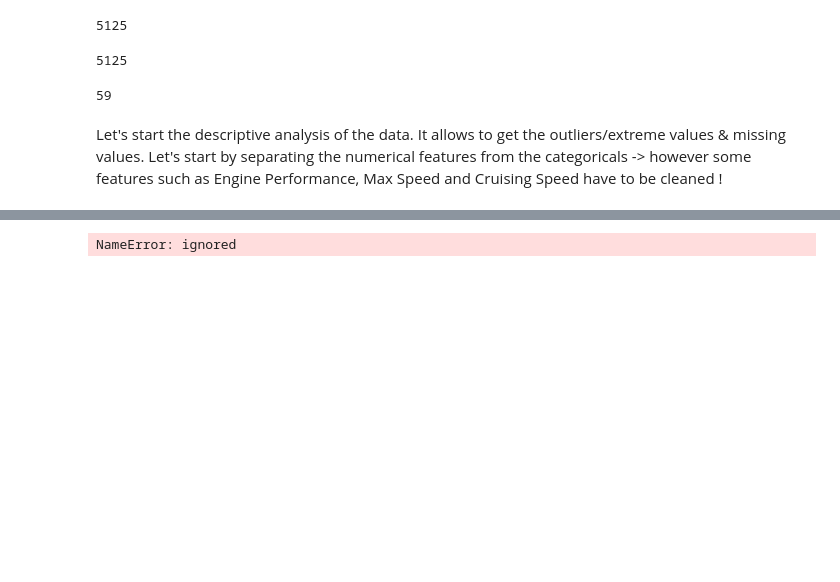
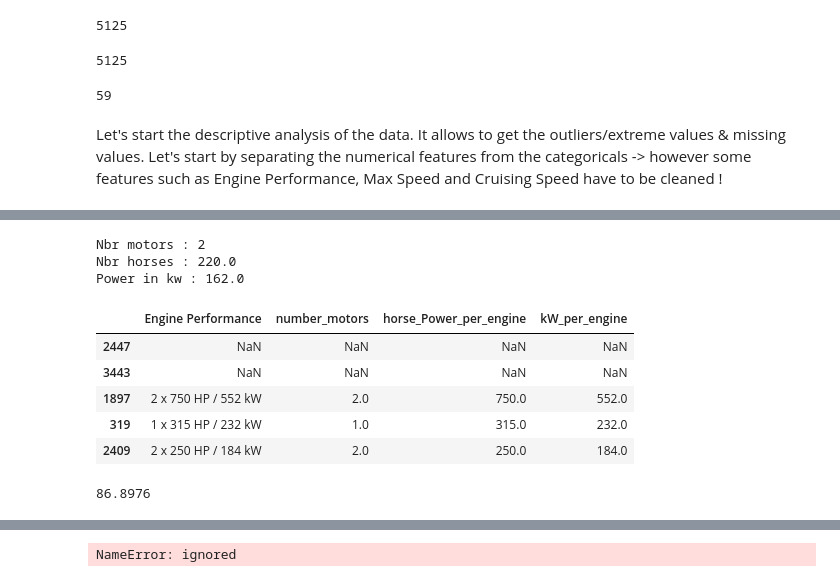
Before and after one commit to SueHolder/OVFAcademy, a Jupyter notebook: Untitled0.ipynb, the cells around one changed output, grey strips where cells are left out. Drawn from its saved outputs; the diff is of its cells as text; code cells hidden in the pictures; blank space fills up the shorter version.

```diff
--- a/Untitled0.ipynb
+++ b/Untitled0.ipynb
@@ -813,0 +836,49 @@ Let's start the descriptive analysis of the data. It allows to get the outliers/
+# %%
+# Start with Engine Performance: there are nbr_motors horse_power and power_in_kW
+# Let's extract this information
+def find_between(s, start, end):
+
+    # Extract chain of character between 2 chains of characters (start and end)
+    middle_char = (s.split(start))[1].split(end)[0]
+
+    # Delete unecessaries spaces
+    middle_char = middle_char.strip()
+
+    # Convert in integer
+    middle_char = float(middle_char)
+
+    return middle_char
+
+def find_nb_motors(s) :
+
+    # Extract the number of motors from the chain of characters
+    return int(s[0])
+# %%
+# Let's test it with a simple example !
+s = "2 x 220 HP / 162 kW"
+
+print(f"Nbr motors : {find_nb_motors(s)}")
+print(f"Nbr horses : {find_between(s, 'x', 'HP')}")
+print(f"Power in kw : {find_between(s, '/', 'kW')}")
+# %% [output]
+Nbr motors : 2
+Nbr horses : 220.0
+Power in kw : 162.0
+# %%
+# Extract number of motors
+train["number_motors"] = train['Engine Performance'].apply(lambda x : find_nb_motors(x) if str(x) != 'nan' else x)
+
+# Extract number of horses per motor
+train["horse_Power_per_engine"] = train['Engine Performance'].apply(lambda x : find_between(x, 'x', 'HP') if str(x) != 'nan' else x)
+
+# Extract power in kW per motor
+train["kW_per_engine"] = train['Engine Performance'].apply(lambda x : find_between(x, '/', 'kW') if str(x) != 'nan' else x)
+
+train[['Engine Performance', "number_motors", "horse_Power_per_engine", "kW_per_engine"]].head()
+# %% [output]
+|  | Engine Performance | number_motors | horse_Power_per_engine | kW_per_engine |
+| 2447 | NaN | NaN | NaN | NaN |
+| 3443 | NaN | NaN | NaN | NaN |
+| 1897 | 2 x 750 HP / 552 kW | 2.0 | 750.0 | 552.0 |
+| 319 | 1 x 315 HP / 232 kW | 1.0 | 315.0 | 232.0 |
+| 2409 | 2 x 250 HP / 184 kW | 2.0 | 250.0 | 184.0 |
@@ -813,0 +909,11 @@ Let's start the descriptive analysis of the data. It allows to get the outliers/
+# %%
+dict_knots_conversion = {
+    'mph' : 0.868976,
+    'km/h' : 0.539957,
+    'knots' : 1
+}
+
+# Let's test the function
+convert_speed_knots('100 mph', dict_knots_conversion)
+# %% [output]
+86.8976
```
Also changed, not shown: parts of 9 cells of this notebook.
